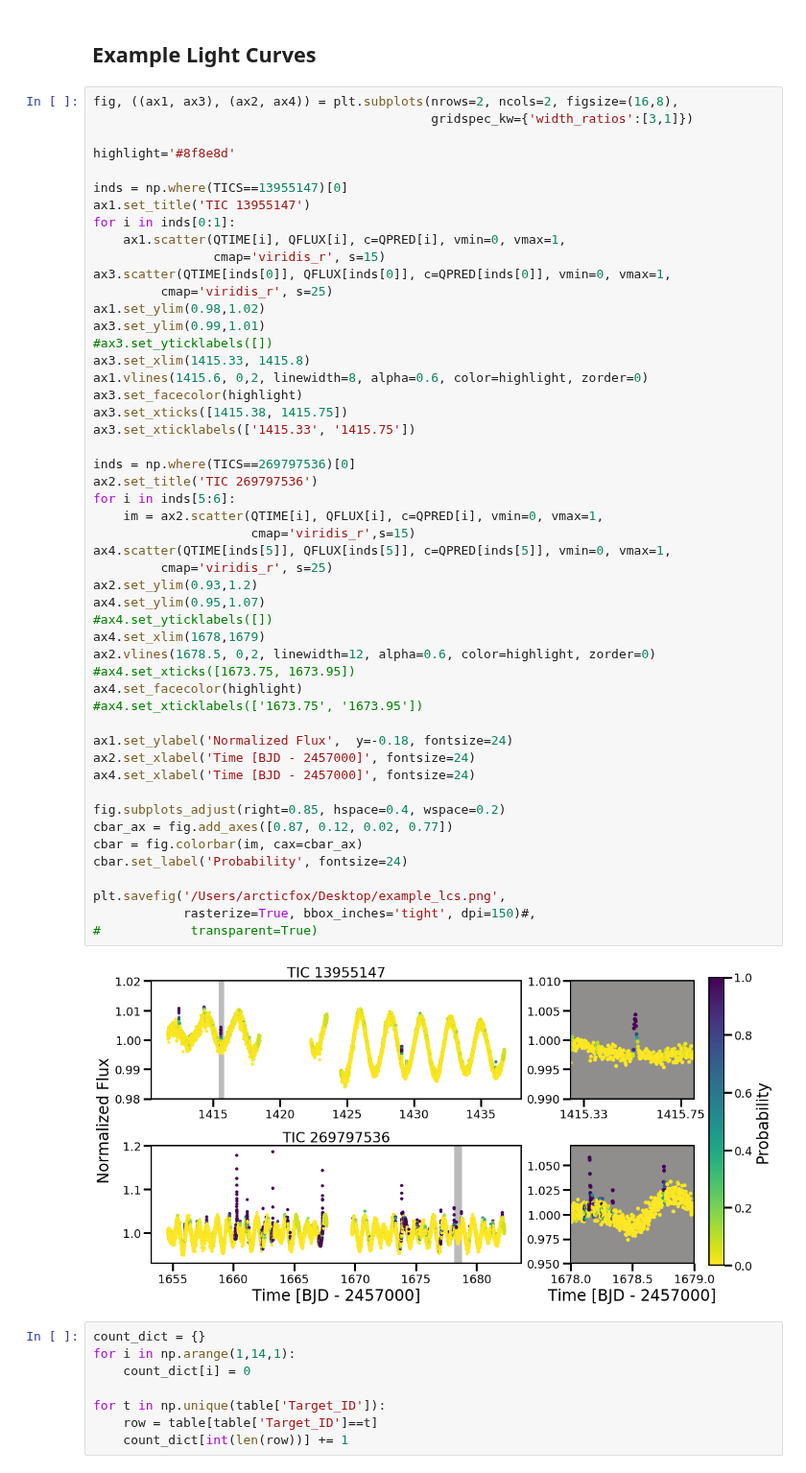
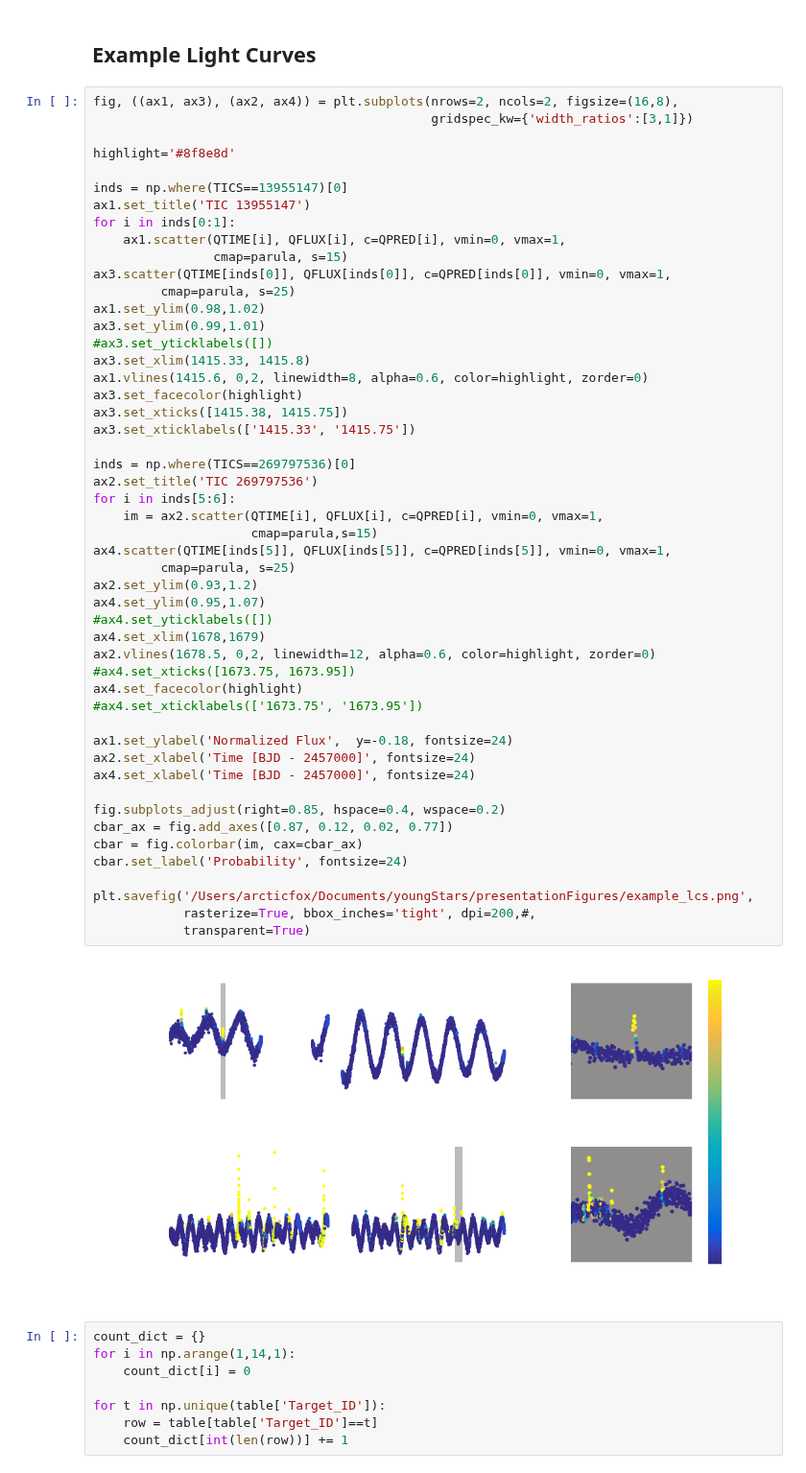
Before and after one commit to afeinstein20/stella, a Jupyter notebook: notebooks/plotting.ipynb, the cells around one changed output. Shown at 96% size. Drawn from its saved outputs; the diff is of its cells as text.

```diff
--- a/notebooks/plotting.ipynb
+++ b/notebooks/plotting.ipynb
@@ -1218,48 +1219,48 @@ inds = np.where(TICS==13955147)[0]
 ax1.set_title('TIC 13955147')
 for i in inds[0:1]:
     ax1.scatter(QTIME[i], QFLUX[i], c=QPRED[i], vmin=0, vmax=1,
-                cmap='viridis_r', s=15)
+                cmap=parula, s=15)
 ax3.scatter(QTIME[inds[0]], QFLUX[inds[0]], c=QPRED[inds[0]], vmin=0, vmax=1,
-         cmap='viridis_r', s=25)
+         cmap=parula, s=25)
 ax1.set_ylim(0.98,1.02)
 ax3.set_ylim(0.99,1.01)
 #ax3.set_yticklabels([])
 ax3.set_xlim(1415.33, 1415.8)
 ax1.vlines(1415.6, 0,2, linewidth=8, alpha=0.6, color=highlight, zorder=0)
 ax3.set_facecolor(highlight)
 ax3.set_xticks([1415.38, 1415.75])
 ax3.set_xticklabels(['1415.33', '1415.75'])
 
 inds = np.where(TICS==269797536)[0]
 ax2.set_title('TIC 269797536')
 for i in inds[5:6]:
     im = ax2.scatter(QTIME[i], QFLUX[i], c=QPRED[i], vmin=0, vmax=1,
-                     cmap='viridis_r',s=15)
+                     cmap=parula,s=15)
 ax4.scatter(QTIME[inds[5]], QFLUX[inds[5]], c=QPRED[inds[5]], vmin=0, vmax=1,
-         cmap='viridis_r', s=25)
+         cmap=parula, s=25)
 ax2.set_ylim(0.93,1.2)
 ax4.set_ylim(0.95,1.07)
 #ax4.set_yticklabels([])
 ax4.set_xlim(1678,1679)
 ax2.vlines(1678.5, 0,2, linewidth=12, alpha=0.6, color=highlight, zorder=0)
 #ax4.set_xticks([1673.75, 1673.95])
 ax4.set_facecolor(highlight)
 #ax4.set_xticklabels(['1673.75', '1673.95'])
 
 ax1.set_ylabel('Normalized Flux',  y=-0.18, fontsize=24)
 ax2.set_xlabel('Time [BJD - 2457000]', fontsize=24)
 ax4.set_xlabel('Time [BJD - 2457000]', fontsize=24)
 
 fig.subplots_adjust(right=0.85, hspace=0.4, wspace=0.2)
 cbar_ax = fig.add_axes([0.87, 0.12, 0.02, 0.77])
 cbar = fig.colorbar(im, cax=cbar_ax)
 cbar.set_label('Probability', fontsize=24)
 
-plt.savefig('/Users/arcticfox/Desktop/example_lcs.png',
-            rasterize=True, bbox_inches='tight', dpi=150)#,
-#            transparent=True)
+plt.savefig('/Users/arcticfox/Documents/youngStars/presentationFigures/example_lcs.png',
+            rasterize=True, bbox_inches='tight', dpi=200,#,
+            transparent=True)
 # %% [output]
-[figure, old version]
+[figure, new version]
 # %%
 count_dict = {}
 for i in np.arange(1,14,1):
```
Also changed, not shown: parts of 2 cells of this notebook, 1 other file.
